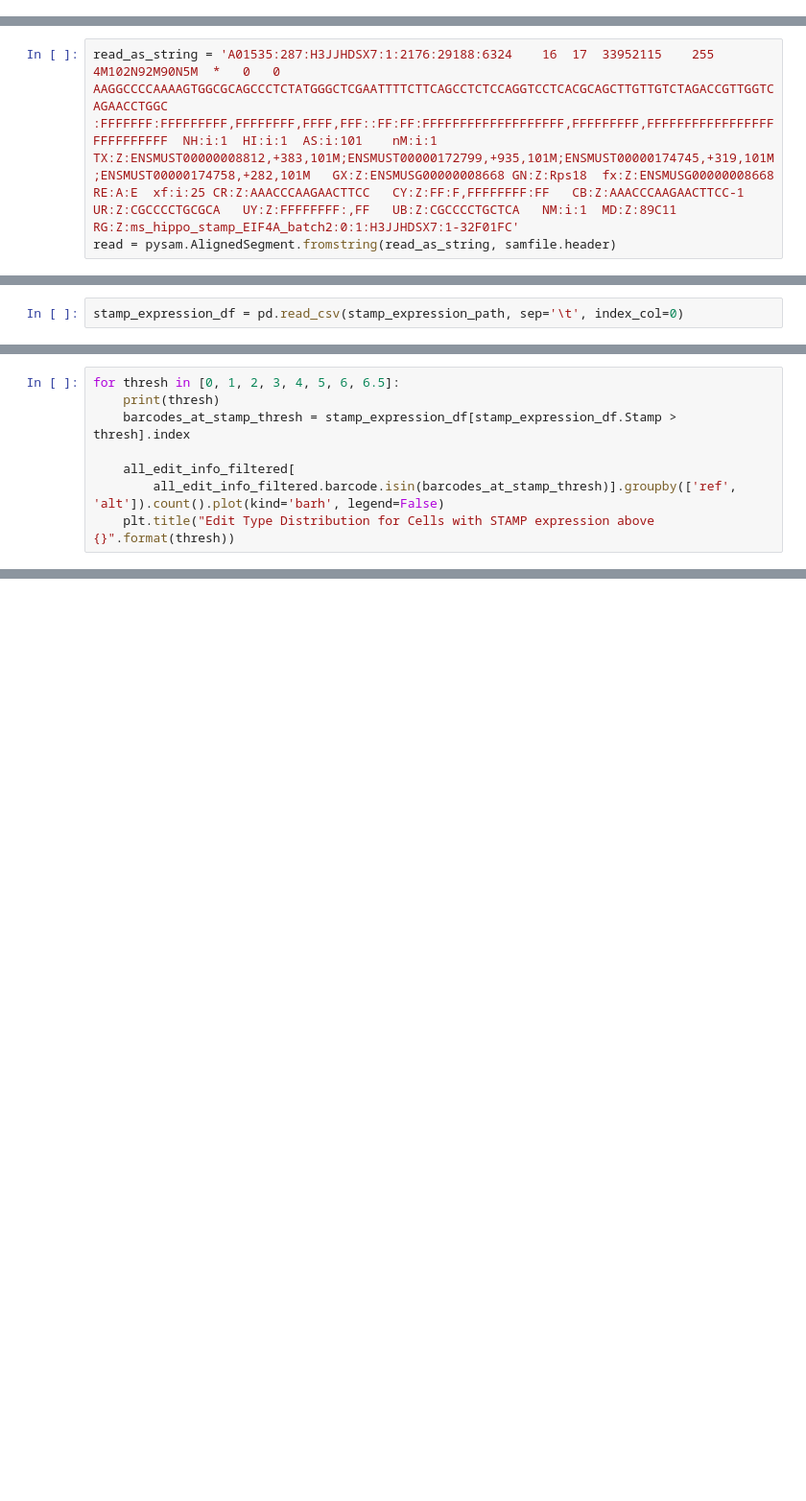
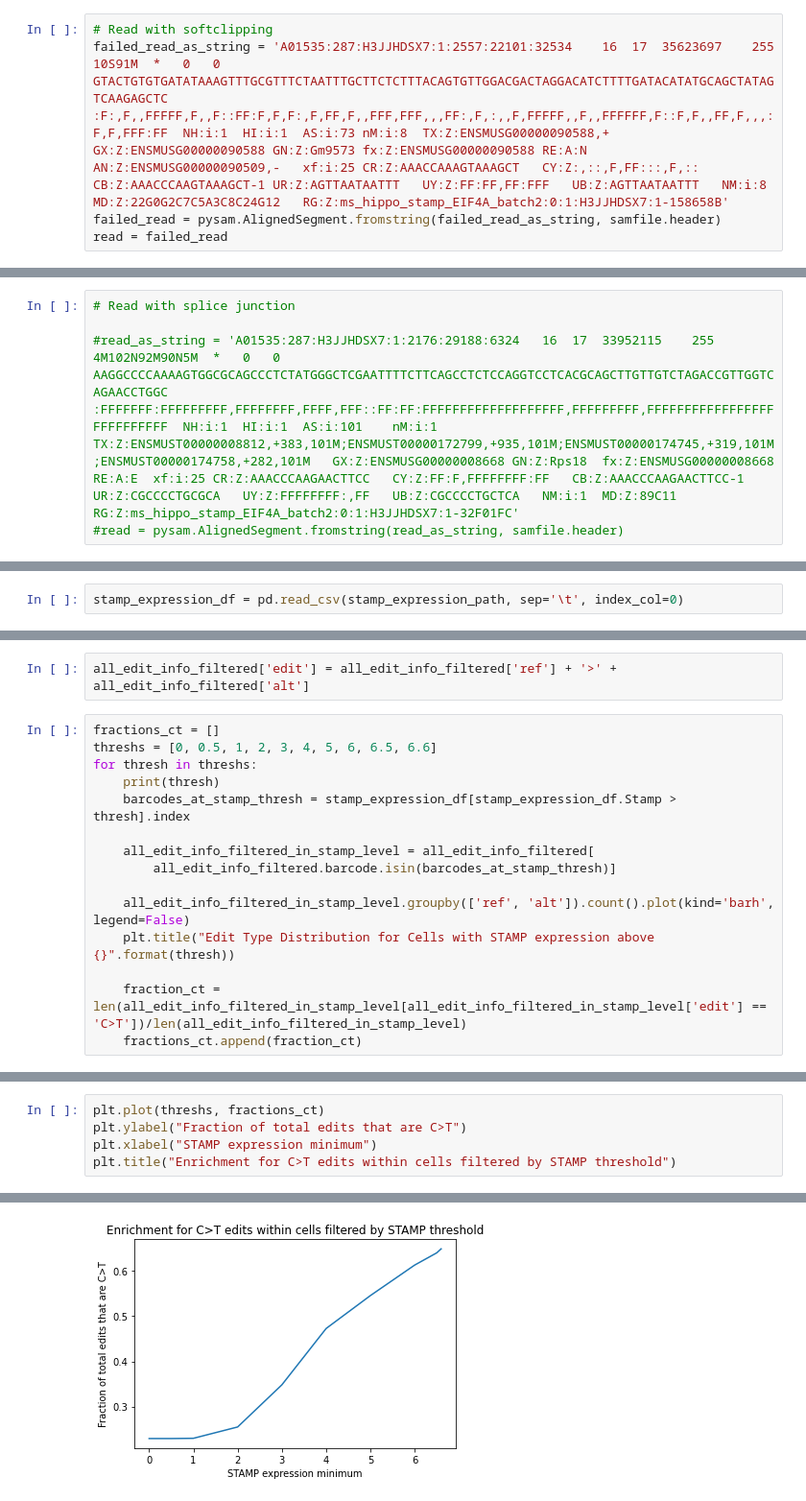
Before and after one commit to howardxu520/MARINE, a Jupyter notebook: scripts/check_against_pileup_all_cells-threaded-bigger.ipynb, the cells around one changed output, grey strips where cells are left out. Shown at 96% size. Cells and saved outputs as stored; diff of their text form; blank space fills up the shorter version.

```diff
--- a/scripts/check_against_pileup_all_cells-threaded-bigger.ipynb
+++ b/scripts/check_against_pileup_all_cells-threaded-bigger.ipynb
@@ -253,0 +283,5 @@ A01535:287:H3JJHDSX7:1:2176:29188:6324  16      17      33952115        255
+# %%
+# Read with softclipping
+failed_read_as_string = 'A01535:287:H3JJHDSX7:1:2557:22101:32534	16	17	35623697	255	10S91M	*	0	0	GTACTGTGTGATATAAAGTTTGCGTTTCTAATTTGCTTCTCTTTACAGTGTTGGACGACTAGGACATCTTTTGATACATATGCAGCTATAGTCAAGAGCTC	:F:,F,,FFFFF,F,,F::FF:F,F,F:,F,FF,F,,FFF,FFF,,,FF:,F,:,,F,FFFFF,,F,,FFFFFF,F::F,F,,FF,F,,,:F,F,FFF:FF	NH:i:1	HI:i:1	AS:i:73	nM:i:8	TX:Z:ENSMUSG00000090588,+	GX:Z:ENSMUSG00000090588	GN:Z:Gm9573	fx:Z:ENSMUSG00000090588	RE:A:N	AN:Z:ENSMUSG00000090509,-	xf:i:25	CR:Z:AAACCAAAGTAAAGCT	CY:Z:,::,F,FF:::,F,::	CB:Z:AAACCCAAGTAAAGCT-1	UR:Z:AGTTAATAATTT	UY:Z:FF:FF,FF:FFF	UB:Z:AGTTAATAATTT	NM:i:8	MD:Z:22G0G2C7C5A3C8C24G12	RG:Z:ms_hippo_stamp_EIF4A_batch2:0:1:H3JJHDSX7:1-158658B'
+failed_read = pysam.AlignedSegment.fromstring(failed_read_as_string, samfile.header)
+read = failed_read
@@ -254,3 +293,5 @@ A01535:287:H3JJHDSX7:1:2176:29188:6324  16      17      33952115        255
 # %%
-read_as_string = 'A01535:287:H3JJHDSX7:1:2176:29188:6324	16	17	33952115	255	4M102N92M90N5M	*	0	0	AAGGCCCCAAAAGTGGCGCAGCCCTCTATGGGCTCGAATTTTCTTCAGCCTCTCCAGGTCCTCACGCAGCTTGTTGTCTAGACCGTTGGTCAGAACCTGGC	:FFFFFFF:FFFFFFFFF,FFFFFFFF,FFFF,FFF::FF:FF:FFFFFFFFFFFFFFFFFFF,FFFFFFFFF,FFFFFFFFFFFFFFFFFFFFFFFFFFF	NH:i:1	HI:i:1	AS:i:101	nM:i:1	TX:Z:ENSMUST00000008812,+383,101M;ENSMUST00000172799,+935,101M;ENSMUST00000174745,+319,101M;ENSMUST00000174758,+282,101M	GX:Z:ENSMUSG00000008668	GN:Z:Rps18	fx:Z:ENSMUSG00000008668	RE:A:E	xf:i:25	CR:Z:AAACCCAAGAACTTCC	CY:Z:FF:F,FFFFFFFF:FF	CB:Z:AAACCCAAGAACTTCC-1	UR:Z:CGCCCCTGCGCA	UY:Z:FFFFFFFF:,FF	UB:Z:CGCCCCTGCTCA	NM:i:1	MD:Z:89C11	RG:Z:ms_hippo_stamp_EIF4A_batch2:0:1:H3JJHDSX7:1-32F01FC'
-read = pysam.AlignedSegment.fromstring(read_as_string, samfile.header)
+# Read with splice junction
+
+#read_as_string = 'A01535:287:H3JJHDSX7:1:2176:29188:6324	16	17	33952115	255	4M102N92M90N5M	*	0	0	AAGGCCCCAAAAGTGGCGCAGCCCTCTATGGGCTCGAATTTTCTTCAGCCTCTCCAGGTCCTCACGCAGCTTGTTGTCTAGACCGTTGGTCAGAACCTGGC	:FFFFFFF:FFFFFFFFF,FFFFFFFF,FFFF,FFF::FF:FF:FFFFFFFFFFFFFFFFFFF,FFFFFFFFF,FFFFFFFFFFFFFFFFFFFFFFFFFFF	NH:i:1	HI:i:1	AS:i:101	nM:i:1	TX:Z:ENSMUST00000008812,+383,101M;ENSMUST00000172799,+935,101M;ENSMUST00000174745,+319,101M;ENSMUST00000174758,+282,101M	GX:Z:ENSMUSG00000008668	GN:Z:Rps18	fx:Z:ENSMUSG00000008668	RE:A:E	xf:i:25	CR:Z:AAACCCAAGAACTTCC	CY:Z:FF:F,FFFFFFFF:FF	CB:Z:AAACCCAAGAACTTCC-1	UR:Z:CGCCCCTGCGCA	UY:Z:FFFFFFFF:,FF	UB:Z:CGCCCCTGCTCA	NM:i:1	MD:Z:89C11	RG:Z:ms_hippo_stamp_EIF4A_batch2:0:1:H3JJHDSX7:1-32F01FC'
+#read = pysam.AlignedSegment.fromstring(read_as_string, samfile.header)
@@ -697,8 +887,17 @@ stamp_expression_df.Stamp.hist(bins=50)
+# %%
+all_edit_info_filtered['edit'] = all_edit_info_filtered['ref'] + '>' + all_edit_info_filtered['alt']
 # %%
-for thresh in [0, 1, 2, 3, 4, 5, 6, 6.5]:
+fractions_ct = []
+threshs = [0, 0.5, 1, 2, 3, 4, 5, 6, 6.5, 6.6]
+for thresh in threshs:
     print(thresh)
     barcodes_at_stamp_thresh = stamp_expression_df[stamp_expression_df.Stamp > thresh].index
 
-    all_edit_info_filtered[
-        all_edit_info_filtered.barcode.isin(barcodes_at_stamp_thresh)].groupby(['ref', 'alt']).count().plot(kind='barh', legend=False)
+    all_edit_info_filtered_in_stamp_level = all_edit_info_filtered[
+        all_edit_info_filtered.barcode.isin(barcodes_at_stamp_thresh)]
+
+    all_edit_info_filtered_in_stamp_level.groupby(['ref', 'alt']).count().plot(kind='barh', legend=False)
     plt.title("Edit Type Distribution for Cells with STAMP expression above {}".format(thresh))
+
+    fraction_ct = len(all_edit_info_filtered_in_stamp_level[all_edit_info_filtered_in_stamp_level['edit'] == 'C>T'])/len(all_edit_info_filtered_in_stamp_level)
+    fractions_ct.append(fraction_ct)
@@ -704,0 +925,6 @@ for thresh in [0, 1, 2, 3, 4, 5, 6, 6.5]:
+# %%
+plt.plot(threshs, fractions_ct)
+plt.ylabel("Fraction of total edits that are C>T")
+plt.xlabel("STAMP expression minimum")
+plt.title("Enrichment for C>T edits within cells filtered by STAMP threshold")
+# %% [output]
@@ -705 +932,2 @@ for thresh in [0, 1, 2, 3, 4, 5, 6, 6.5]:
+[figure, added]
 # %%
```
Also changed, not shown: parts of 38 cells of this notebook, 1 other file.
